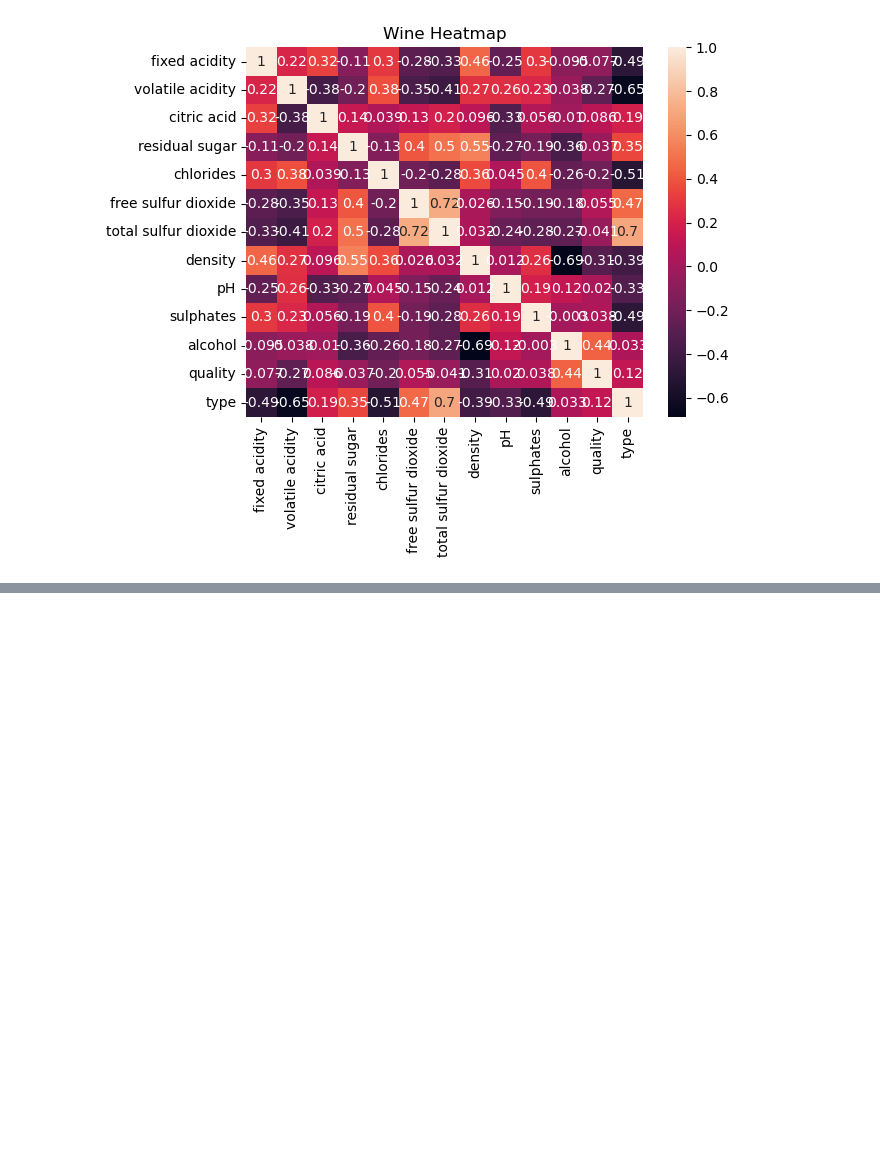
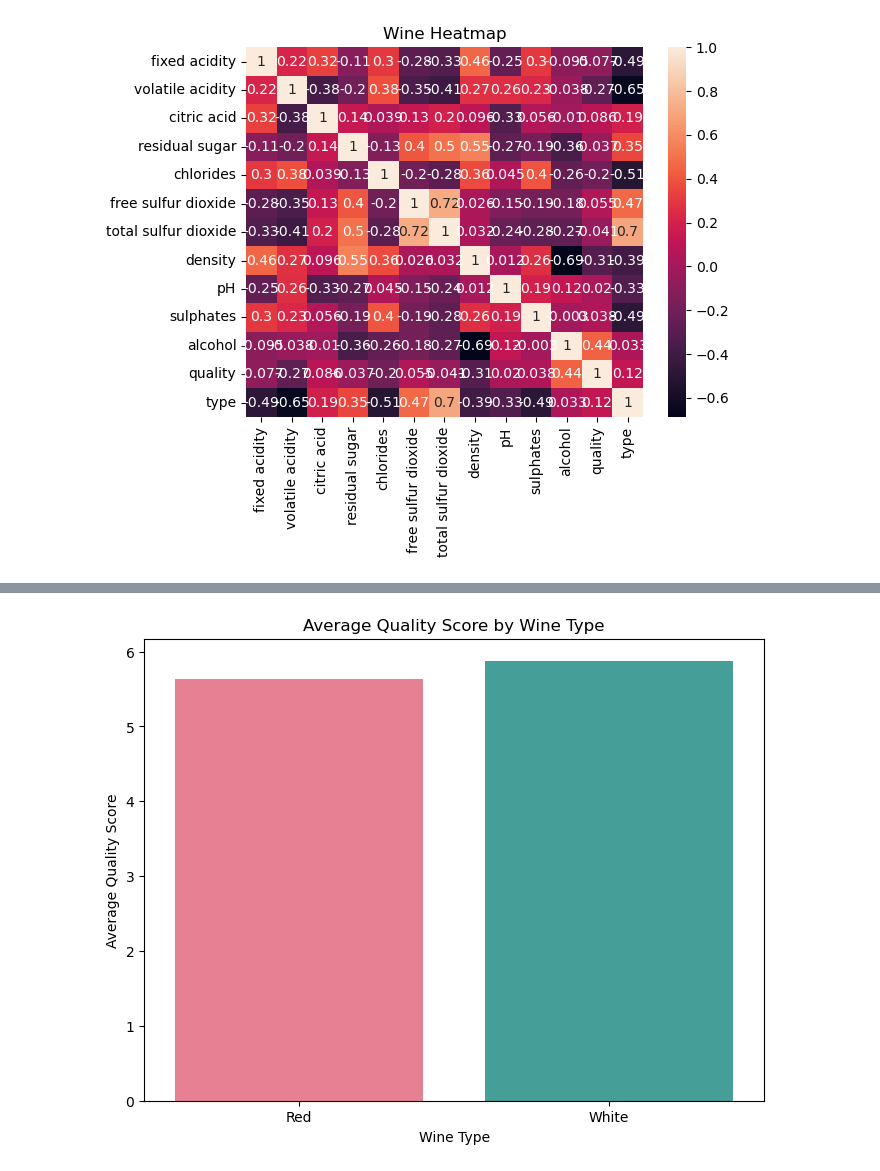
Before and after one commit to Toebzy/Mini-Project-2, a Jupyter notebook: MP2/Untitled.ipynb, the cells around one changed output, grey strips where cells are left out. Cells and saved outputs as stored; diff of their text form; code cells hidden in the pictures; blank space fills up the shorter version.

```diff
--- a/MP2/Untitled.ipynb
+++ b/MP2/Untitled.ipynb
@@ -99,0 +202,13 @@ wine.reset_index()
+# %%
+avg_quality_by_type = wine.groupby('type')['quality'].mean().reset_index()
+
+plt.figure(figsize=(8, 6))
+sns.barplot(data=avg_quality_by_type, x='type', y='quality', palette='husl')
+plt.xlabel('Wine Type')
+plt.ylabel('Average Quality Score')
+plt.title('Average Quality Score by Wine Type')
+plt.xticks(ticks=[0, 1], labels=['Red', 'White'])
+
+plt.show()
+# %% [output]
+[figure, added]
```
Also changed, not shown: parts of 25 cells of this notebook.
